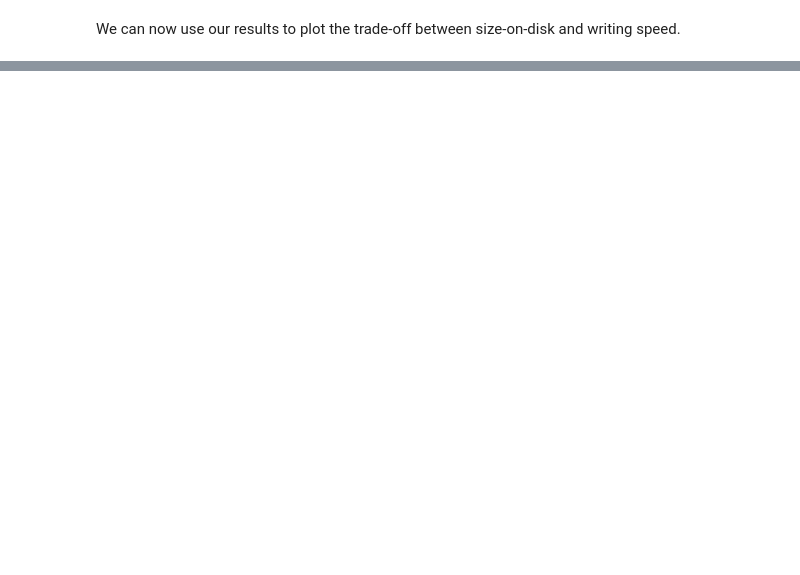
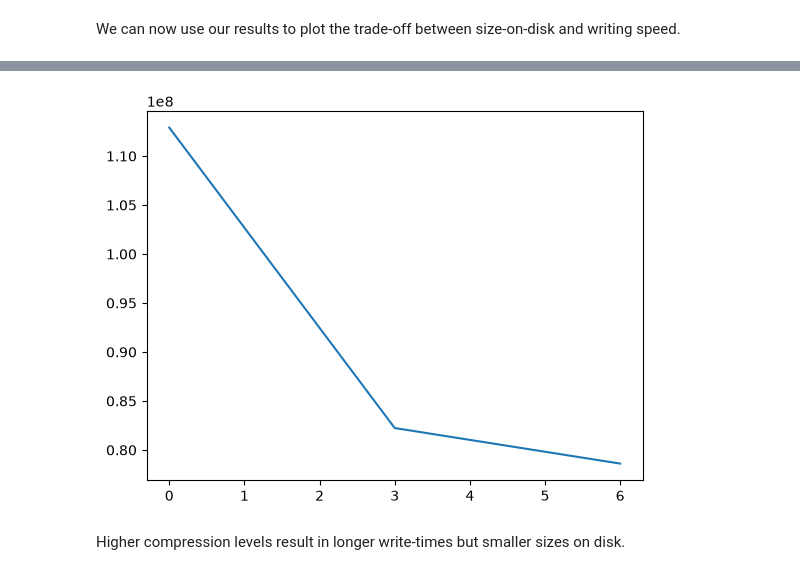
Before and after one commit to neuroinformatics-unit/course-large-array-data, a Jupyter notebook: notebooks/5_remote_file_compression.ipynb, the cells around one changed output, grey strips where cells are left out. Drawn from its saved outputs; the diff is of its cells as text; code cells hidden in the pictures; blank space fills up the shorter version.

```diff
--- a/notebooks/5_remote_file_compression.ipynb
+++ b/notebooks/5_remote_file_compression.ipynb
@@ -82,0 +87,10 @@ plt.show()
+# %%
+import matplotlib.pyplot as plt
+
+plt.figure()
+plt.plot(compression_levels, sizes_on_disk)
+plt.show()
+# %% [output]
+[figure, added]
+# %% [markdown]
+Higher compression levels result in longer write-times but smaller sizes on disk.
```
Also changed, not shown: parts of 5 cells of this notebook, 8 other files.
